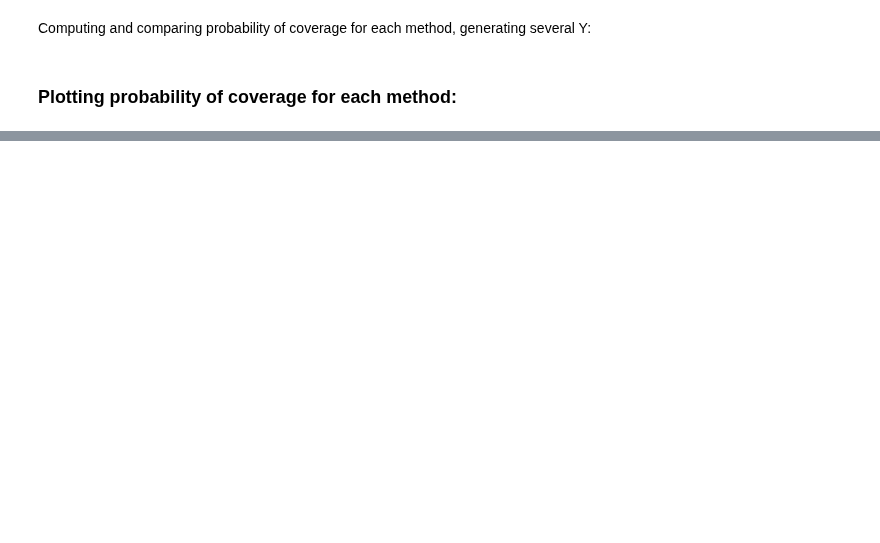
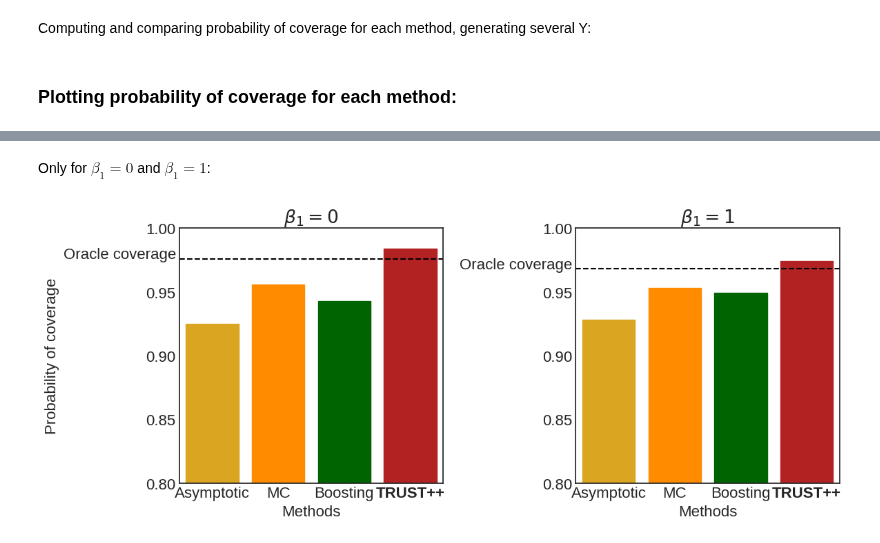
Before and after one commit to Monoxido45/CSI, a Jupyter notebook: experiments/nuissance_test.ipynb, the cells around one changed output, grey strips where cells are left out. Drawn from its saved outputs; the diff is of its cells as text; code cells hidden in the pictures; blank space fills up the shorter version.

```diff
--- a/experiments/nuissance_test.ipynb
+++ b/experiments/nuissance_test.ipynb
@@ -2605,19 +2677,20 @@ for ax, data, oracle, title in zip(
     ax.set_xlabel('Methods')
     ax.set_ylabel('Probability of coverage')
     # Set colors for each method
-    colors = {'MC': 'orange', 'Boosting': 'green', 'Asymptotic': 'yellow', 'TRUST++': 'red'}
+    colors = {'MC': 'darkorange', 'Boosting': 'darkgreen', 'Asymptotic': 'goldenrod', 'TRUST++': 'firebrick'}
     # Set y-ticks to be more scarce
     ax.set_yticks(np.linspace(0.8, 1, 5))
 
-    ax.set_yticks(list(ax.get_yticks()) + [oracle])
-    ax.set_yticklabels([f'{tick:.2f}' if tick != oracle else 'Oracle coverage' for tick in ax.get_yticks()])
+    ax.set_yticks(list(ax.get_yticks()) + [oracle + 0.0045])
+    ax.set_yticklabels([f'{tick:.2f}' if tick != oracle + 0.0045 else 'Oracle coverage' for tick in ax.get_yticks()])
     for patch in ax.patches:
         method = patch.get_x() + patch.get_width() / 2
         method_name = data['Methods'].iloc[int(method)]
         patch.set_color(colors[method_name])
 
+plt.rcParams.update({'font.size': 16})
 # Adjust layout
 plt.tight_layout()
 plt.show()
-fig.savefig("figures/confidence_intervals_GLM_beta_1.pdf", format="pdf")
+fig.savefig("figures/prob_of_coverage_GLM_beta_1.pdf", format="pdf")
 # %% [output]
@@ -2701,0 +2698,44 @@ plt.show()
+# %% [markdown]
+Only for $\beta_1 = 0$ and $\beta_1 = 1$:
+# %%
+# Create a figure with subplots
+fig, axs = plt.subplots(1, 2, figsize=(12, 5))
+idxs = [0, 3]
+
+# List of dataframes and titles
+data_list = [data_beta_0, data_beta_1]
+oracle_list = [
+    oracle_cover_0, oracle_cover_1
+    ]
+titles = [r'$\beta_1 = 0$', r'$\beta_1 = 1$']
+
+# Plot each dataframe in a separate subplot
+for ax, data, oracle, title in zip(
+    axs.flatten(), data_list, oracle_list, titles):
+    sns.barplot(x='Methods', y='Probability of coverage', data=data, ax=ax)
+    ax.axhline(oracle, linestyle='--', color='black')
+    ax.set_title(title)
+    ax.set_ylim(0.8, 1)
+    ax.set_xlabel('Methods')
+    ax.set_ylabel('Probability of coverage')
+    # Set colors for each method
+    colors = {'MC': 'darkorange', 'Boosting': 'darkgreen', 'Asymptotic': 'goldenrod', 'TRUST++': 'firebrick'}
+    # Set y-ticks to be more scarce
+    ax.set_yticks(np.linspace(0.8, 1, 5))
+
+    ax.set_yticks(list(ax.get_yticks()) + [oracle + 0.0045])
+    ax.set_yticklabels([f'{tick:.2f}' if tick != oracle + 0.0045 else 'Oracle coverage' for tick in ax.get_yticks()])
+    for patch in ax.patches:
+        method = patch.get_x() + patch.get_width() / 2
+        method_name = data['Methods'].iloc[int(method)]
+        patch.set_color(colors[method_name])
+    ax.get_xticklabels()[3].set_fontweight("bold")
+
+axs[1].set_ylabel("")
+plt.rcParams.update({'font.size': 16})
+# Adjust layout
+plt.tight_layout()
+plt.show()
+fig.savefig("figures/prob_of_coverage_GLM_beta_1_small.pdf", format="pdf")
+# %% [output]
+[figure, added]
```
Also changed, not shown: parts of 10 cells of this notebook, 2 other files.
